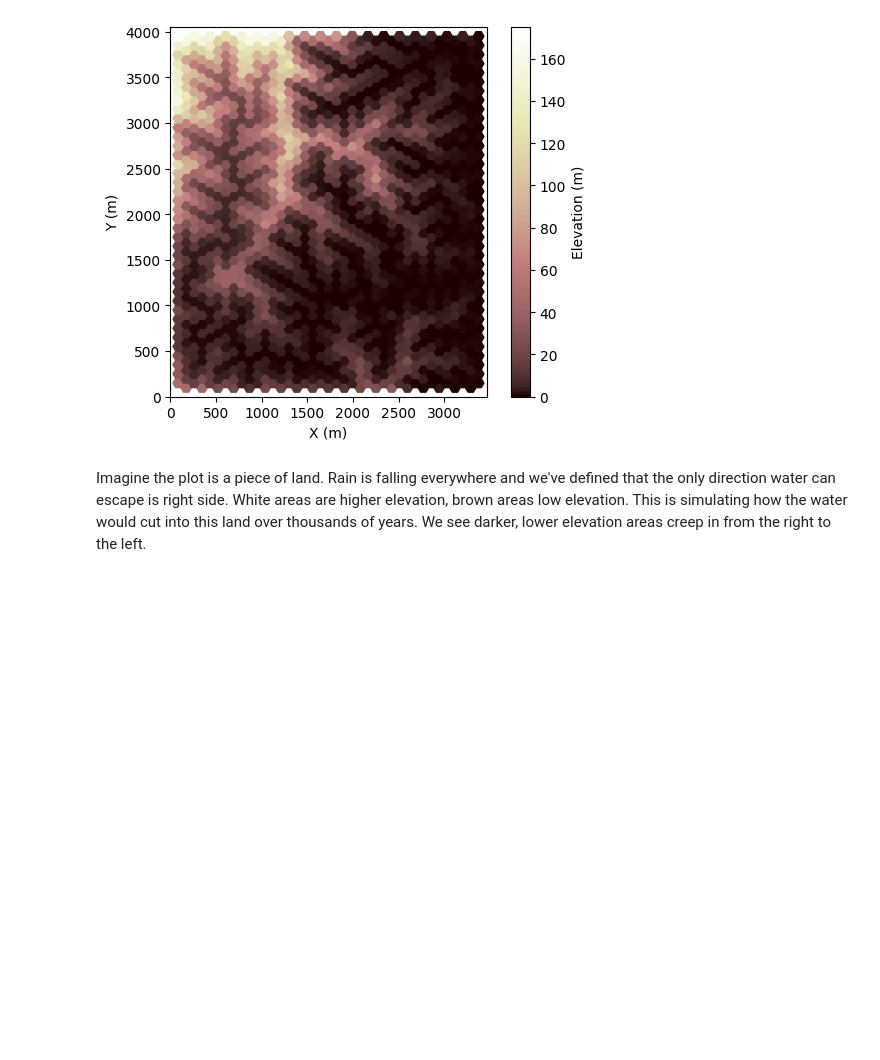
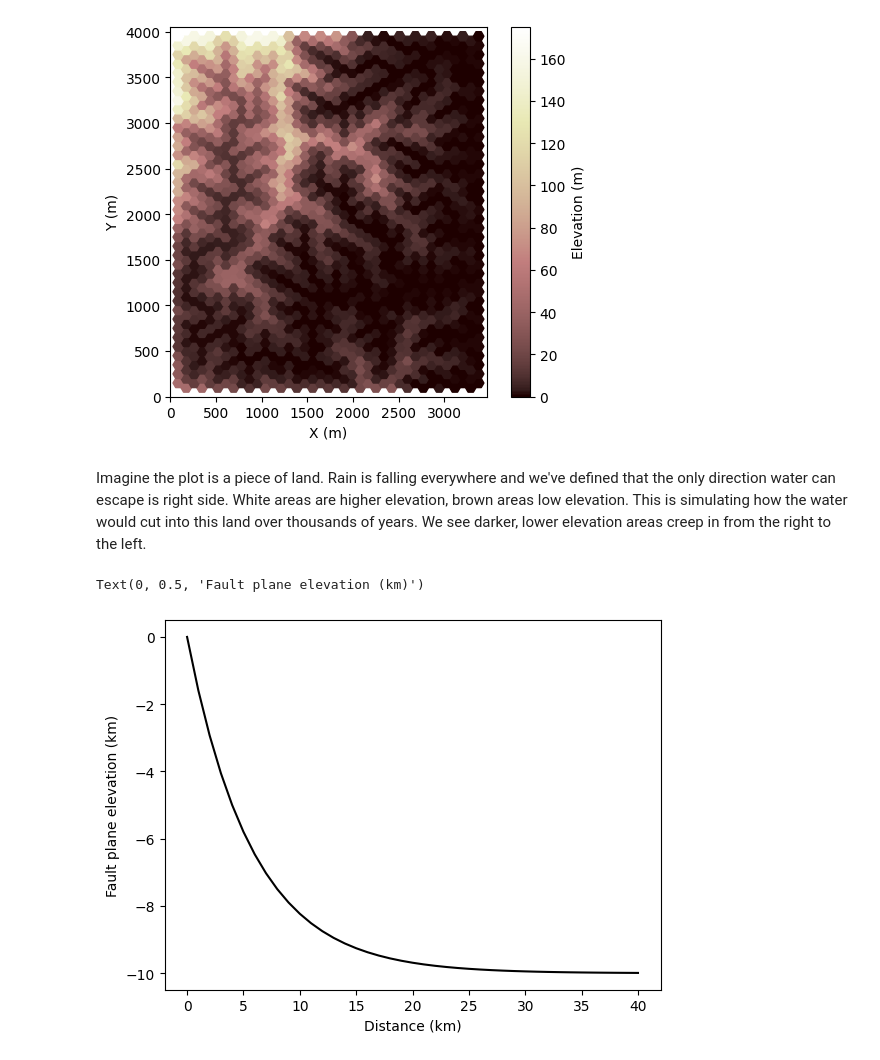
Before and after one commit to Antel0pe/TectonicPlatesVis, a Jupyter notebook: notebooks/PlayingWithLandLab.ipynb, the cells around one changed output. Saved outputs shown, nothing was run; the diff lists cells and outputs as text; code cells hidden in the pictures; blank space fills up the shorter version.

```diff
--- a/notebooks/PlayingWithLandLab.ipynb
+++ b/notebooks/PlayingWithLandLab.ipynb
@@ -147,3 +147,20 @@ for i in range(1, nsteps + 1):
 [figure]
 # %% [markdown]
 Imagine the plot is a piece of land. Rain is falling everywhere and we've defined that the only direction water can escape is right side. White areas are higher elevation, brown areas low elevation. This is simulating how the water would cut into this land over thousands of years. We see darker, lower elevation areas creep in from the right to the left.
+# %%
+import matplotlib.pyplot as plt
+import numpy as np
+
+alpha0 = 60.0  # fault dip at surface, degrees
+h = 10.0  # detachment depth, km
+
+G0 = np.tan(np.deg2rad(alpha0))
+x = np.arange(0, 41.0)
+z = -h * (1.0 - np.exp(-x * G0 / h))
+
+plt.plot(x, z, "k")
+plt.xlabel("Distance (km)")
+plt.ylabel("Fault plane elevation (km)")
+# %% [output]
+Text(0, 0.5, 'Fault plane elevation (km)')
+[figure, added]
```
Also changed, not shown: parts of 5 cells of this notebook.
